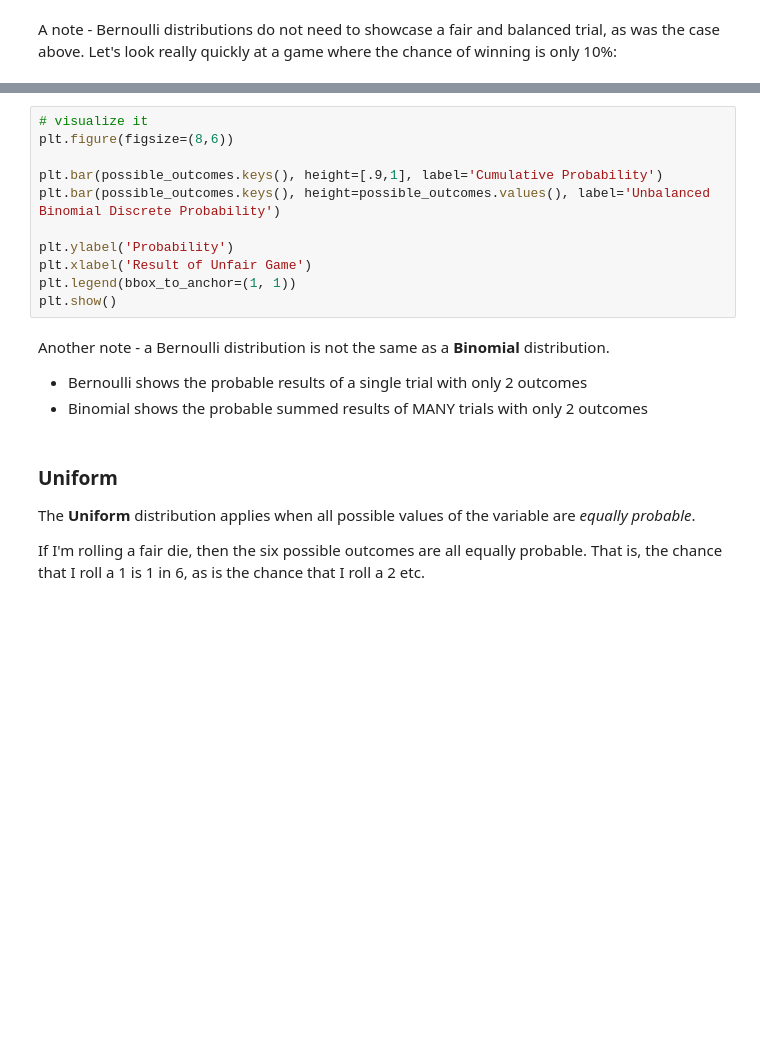
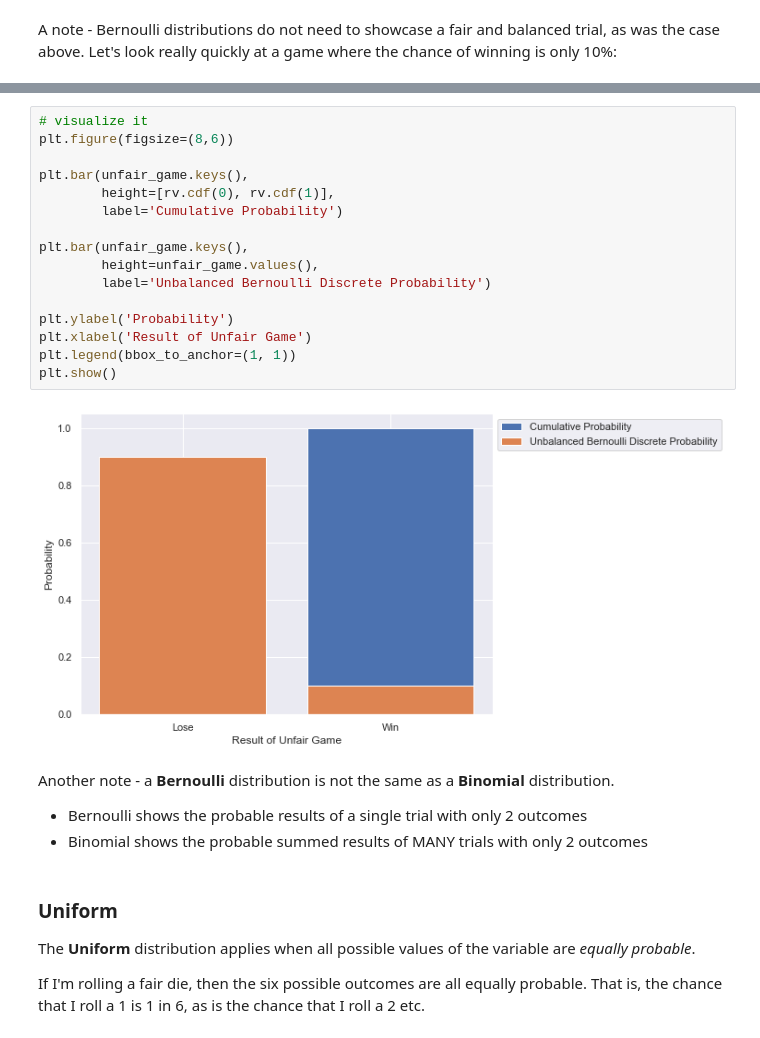
Before and after one commit to lindseyberlin/ds-lesson-hub, a Jupyter notebook: Phase2/DistributionsSampling/Distributions-Sampling.ipynb, the cells around one changed output, grey strips where cells are left out. Cells and saved outputs as stored; diff of their text form; blank space fills up the shorter version.

```diff
--- a/Phase2/DistributionsSampling/Distributions-Sampling.ipynb
+++ b/Phase2/DistributionsSampling/Distributions-Sampling.ipynb
@@ -106,16 +148,23 @@ plt.show()
 # %%
 # visualize it
 plt.figure(figsize=(8,6))
 
-plt.bar(possible_outcomes.keys(), height=[.9,1], label='Cumulative Probability')
-plt.bar(possible_outcomes.keys(), height=possible_outcomes.values(), label='Unbalanced Binomial Discrete Probability')
+plt.bar(unfair_game.keys(),
+        height=[rv.cdf(0), rv.cdf(1)],
+        label='Cumulative Probability')
+
+plt.bar(unfair_game.keys(),
+        height=unfair_game.values(),
+        label='Unbalanced Bernoulli Discrete Probability')
 
 plt.ylabel('Probability')
 plt.xlabel('Result of Unfair Game')
 plt.legend(bbox_to_anchor=(1, 1))
 plt.show()
+# %% [output]
+[figure, added]
 # %% [markdown]
-Another note - a Bernoulli distribution is not the same as a **Binomial** distribution.
+Another note - a **Bernoulli** distribution is not the same as a **Binomial** distribution.
 
 - Bernoulli shows the probable results of a single trial with only 2 outcomes
 - Binomial shows the probable summed results of MANY trials with only 2 outcomes
```
Also changed, not shown: parts of 17 cells of this notebook, 1 other file.
